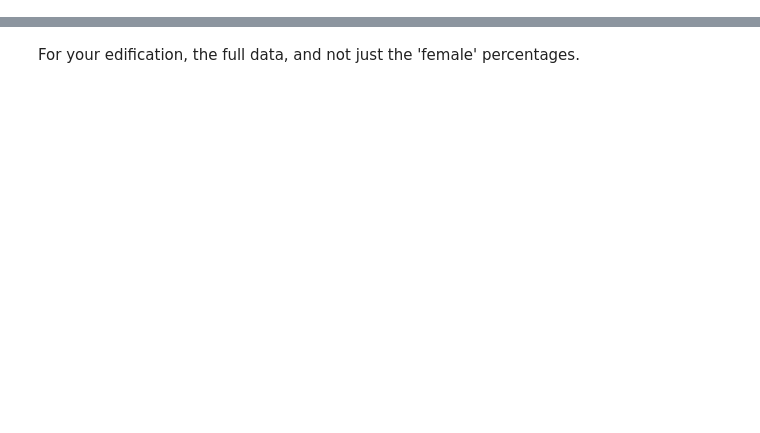
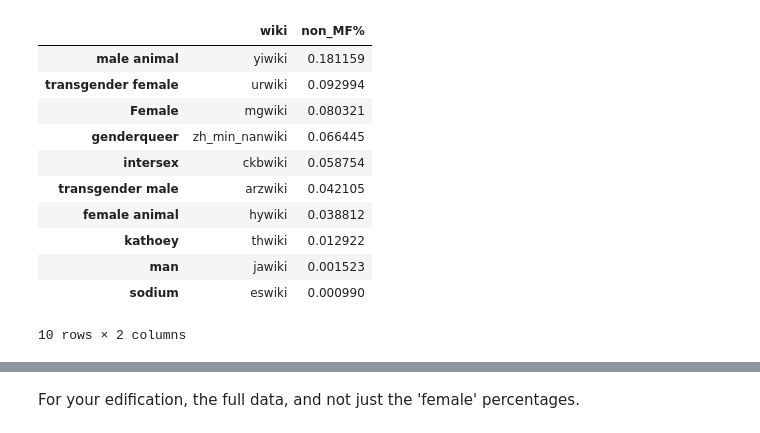
Before and after one commit to notconfusing/wikidataSex, a Jupyter notebook: ratio_analysis/Sex Ratios By Language May 2014.ipynb, the cells around one changed output, grey strips where cells are left out. Drawn from its saved outputs; the diff is of its cells as text; code cells hidden in the pictures; blank space fills up the shorter version.

```diff
--- a/ratio_analysis/Sex Ratios By Language May 2014.ipynb
+++ b/ratio_analysis/Sex Ratios By Language May 2014.ipynb
@@ -17,0 +134,15 @@ Research Q's
+# %%
+top_non_MF.sort('non_MF%', ascending=False)
+# %% [output]
+|  | wiki | non_MF% |
+| male animal | yiwiki | 0.181159 |
+| transgender female | urwiki | 0.092994 |
+| Female | mgwiki | 0.080321 |
+| genderqueer | zh_min_nanwiki | 0.066445 |
+| intersex | ckbwiki | 0.058754 |
+| transgender male | arzwiki | 0.042105 |
+| female animal | hywiki | 0.038812 |
+| kathoey | thwiki | 0.012922 |
+| man | jawiki | 0.001523 |
+| sodium | eswiki | 0.000990 |
+10 rows × 2 columns
```
Also changed, not shown: parts of 58 cells of this notebook.
